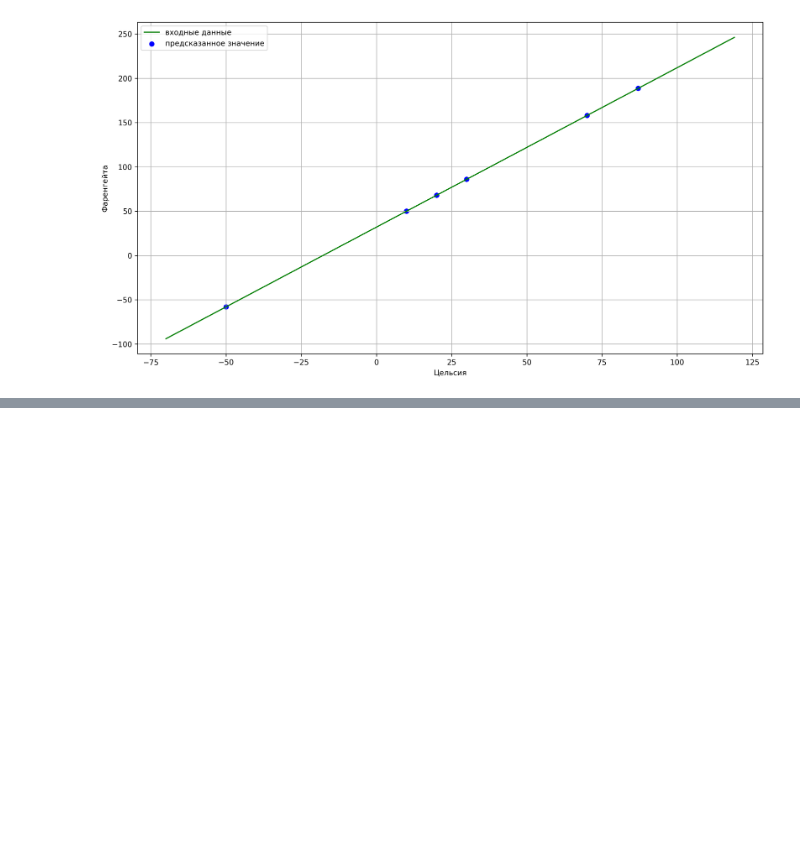
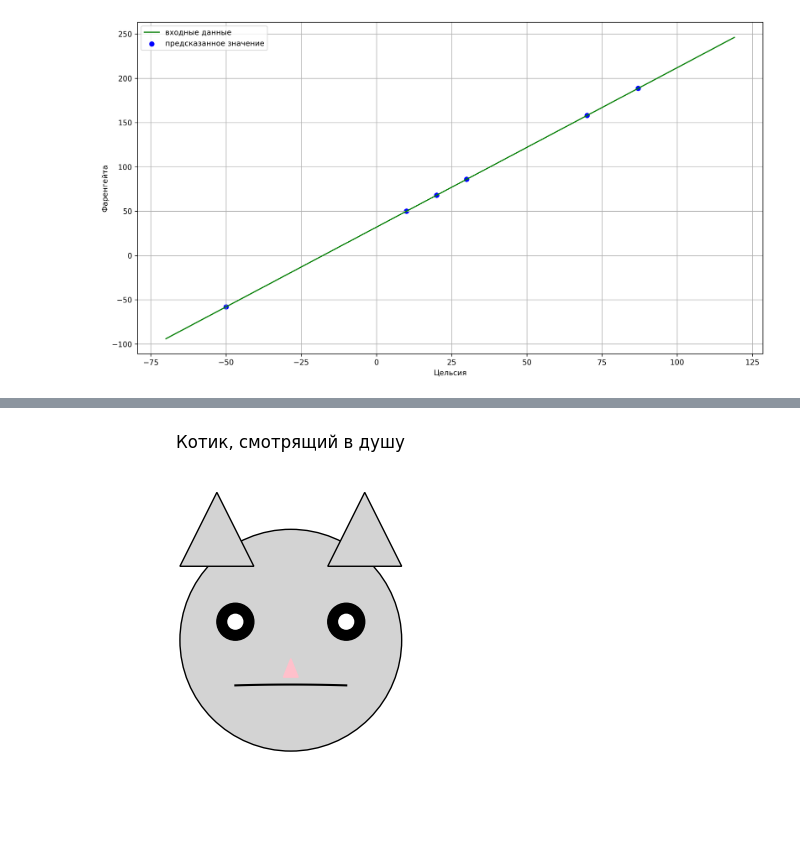
Before and after one commit to chipsalays/-.-.--311, a Jupyter notebook: 6_lab.ipynb, the cells around one changed output, grey strips where cells are left out. Saved outputs shown, nothing was run; the diff lists cells and outputs as text; code cells hidden in the pictures; blank space fills up the shorter version.

```diff
--- a/6_lab.ipynb
+++ b/6_lab.ipynb
@@ -88,0 +274,51 @@ plt.show()
+# %%
+import matplotlib.pyplot as plt
+import numpy as np
+
+def draw_cat_face():
+    fig, ax = plt.subplots()
+
+    # Голова
+    head = plt.Circle((0.5, 0.5), 0.3, color='lightgrey', ec='black')
+    ax.add_artist(head)
+
+    # Уши
+    ear_left = plt.Polygon([[0.2, 0.7], [0.3, 0.9], [0.4, 0.7]], color='lightgrey', ec='black')
+    ear_right = plt.Polygon([[0.6, 0.7], [0.7, 0.9], [0.8, 0.7]], color='lightgrey', ec='black')
+    ax.add_artist(ear_left)
+    ax.add_artist(ear_right)
+
+    # Глаза
+    eye_left = plt.Circle((0.35, 0.55), 0.05, color='black')
+    eye_right = plt.Circle((0.65, 0.55), 0.05, color='black')
+    ax.add_artist(eye_left)
+    ax.add_artist(eye_right)
+
+    # Зрачки
+    pupil_left = plt.Circle((0.35, 0.55), 0.02, color='white', zorder=2)
+    pupil_right = plt.Circle((0.65, 0.55), 0.02, color='white', zorder=2)
+    ax.add_artist(pupil_left)
+    ax.add_artist(pupil_right)
+
+    # Нос
+    nose_x = [0.5, 0.48, 0.52]
+    nose_y = [0.45, 0.4, 0.4]
+    ax.fill(nose_x, nose_y, color='pink')
+
+    # Улыбка
+    smile_x = np.linspace(0.35, 0.65, 100)
+    smile_y = -0.1 * (smile_x - 0.5)**2 + 0.38
+    ax.plot(smile_x, smile_y, color='black')
+
+    # Настройки осей
+    ax.set_xlim(0, 1)
+    ax.set_ylim(0, 1)
+    ax.set_aspect('equal')
+    ax.axis('off')
+
+    plt.title("Котик, смотрящий в душу")
+    plt.show()
+
+draw_cat_face()
+# %% [output]
+[figure, added]
```
Also changed, not shown: parts of 6 cells of this notebook.
